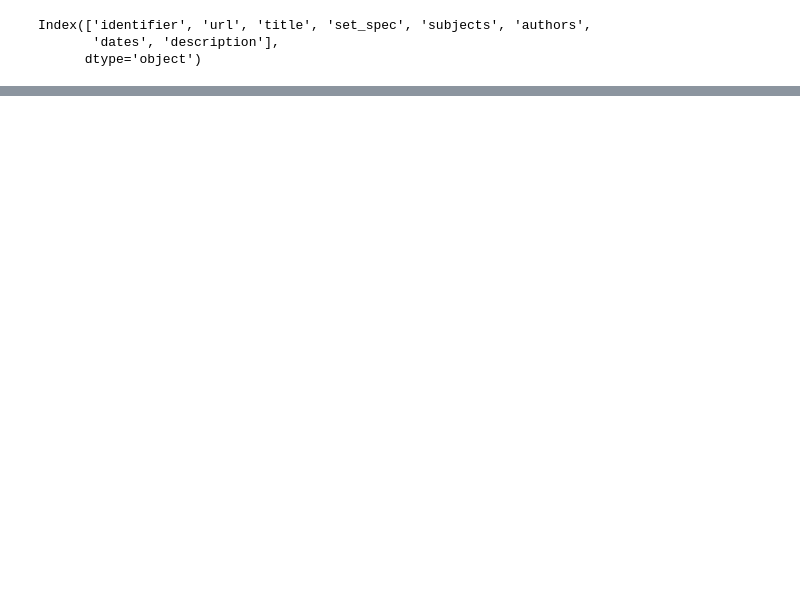
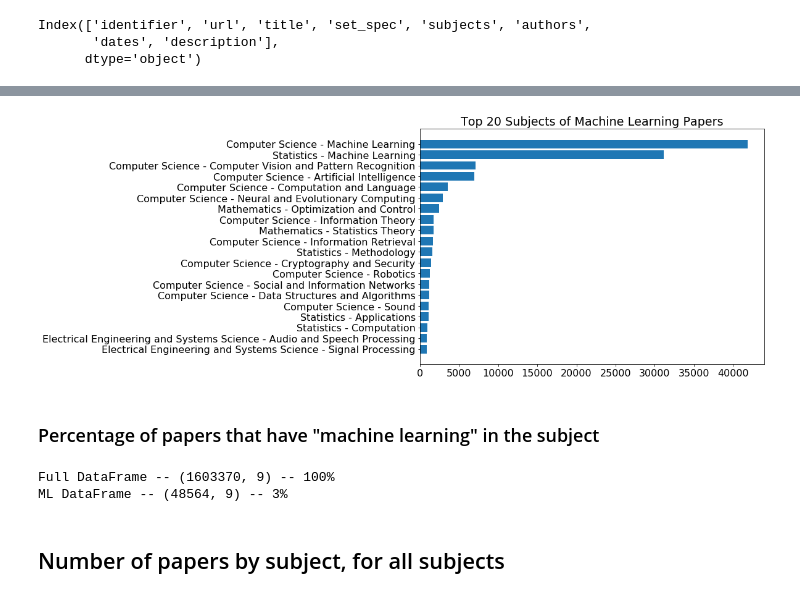
Before and after one commit to stevenrouk/evolution-of-machine-learning, a Jupyter notebook: notebooks/EDA.ipynb, the cells around one changed output, grey strips where cells are left out. Drawn from its saved outputs; the diff is of its cells as text; code cells hidden in the pictures; blank space fills up the shorter version.

```diff
--- a/notebooks/EDA.ipynb
+++ b/notebooks/EDA.ipynb
@@ -58,0 +135,3 @@ Name: set_spec, dtype: int64
+# %%
+df['set_macro'] = df['set_spec'].apply(lambda x: 'physics' if 'physics' in x else x)
+df_not_physics = df[df['set_macro'] != 'physics']
@@ -58,0 +156,5 @@ Name: set_spec, dtype: int64
+# %%
+machine_learning_subjects = df[df['subjects'].str.lower().str.contains('machine learning')]['subjects']
+ml_subject_counts = Counter([item for x in machine_learning_subjects.values for item in x.split(',')])
+ml_subject_counts_most_common_20 = ml_subject_counts.most_common(20)
+ml_subject_counts_most_common_20
@@ -58,0 +179,8 @@ Name: set_spec, dtype: int64
+# %%
+plt.figure(figsize=(10, 7))
+subjects = [x[0] for x in ml_subject_counts_most_common_20]
+counts = [x[1] for x in ml_subject_counts_most_common_20]
+_ = plt.barh(subjects[::-1], counts[::-1])
+_ = plt.title("Top 20 Subjects of Machine Learning Papers")
+# %% [output]
+[figure, added]
@@ -58,0 +189,10 @@ Name: set_spec, dtype: int64
+# %% [markdown]
+### Percentage of papers that have "machine learning" in the subject
+# %%
+print(f'Full DataFrame -- {df.shape} -- {df.shape[0] * 100 / df.shape[0]:.0f}%')
+print(f'ML DataFrame -- {df_ml.shape} -- {df_ml.shape[0] * 100 / df.shape[0]:.0f}%')
+# %% [output]
+Full DataFrame -- (1603370, 9) -- 100%
+ML DataFrame -- (48564, 9) -- 3%
+# %% [markdown]
+## Number of papers by subject, for all subjects
```
Also changed, not shown: parts of 141 cells of this notebook, 6 other files.
